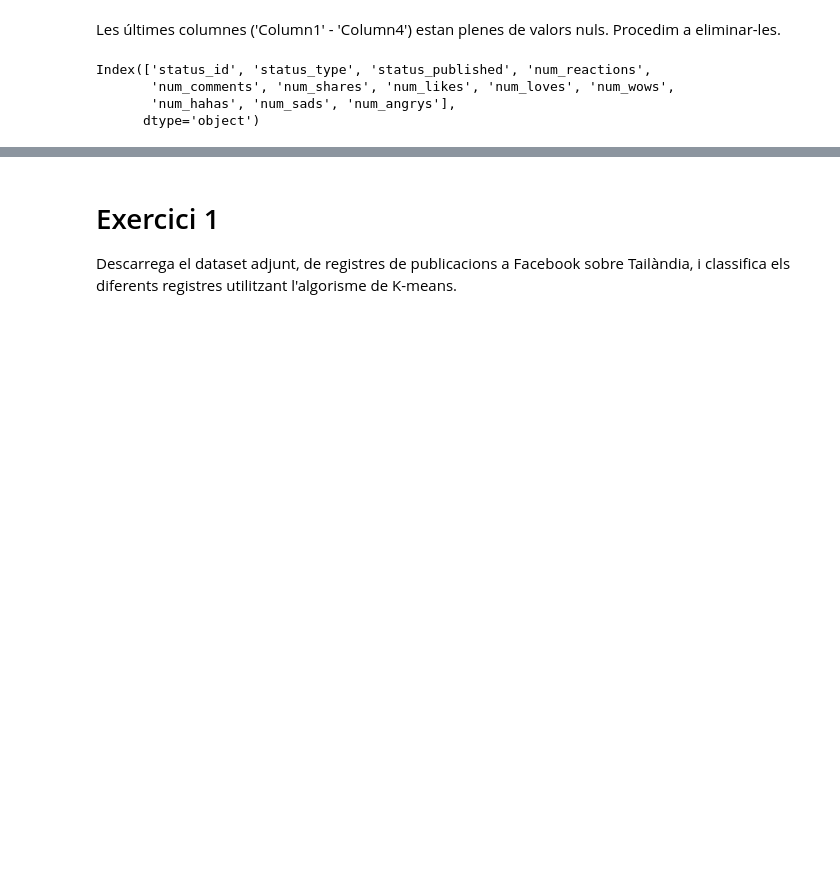
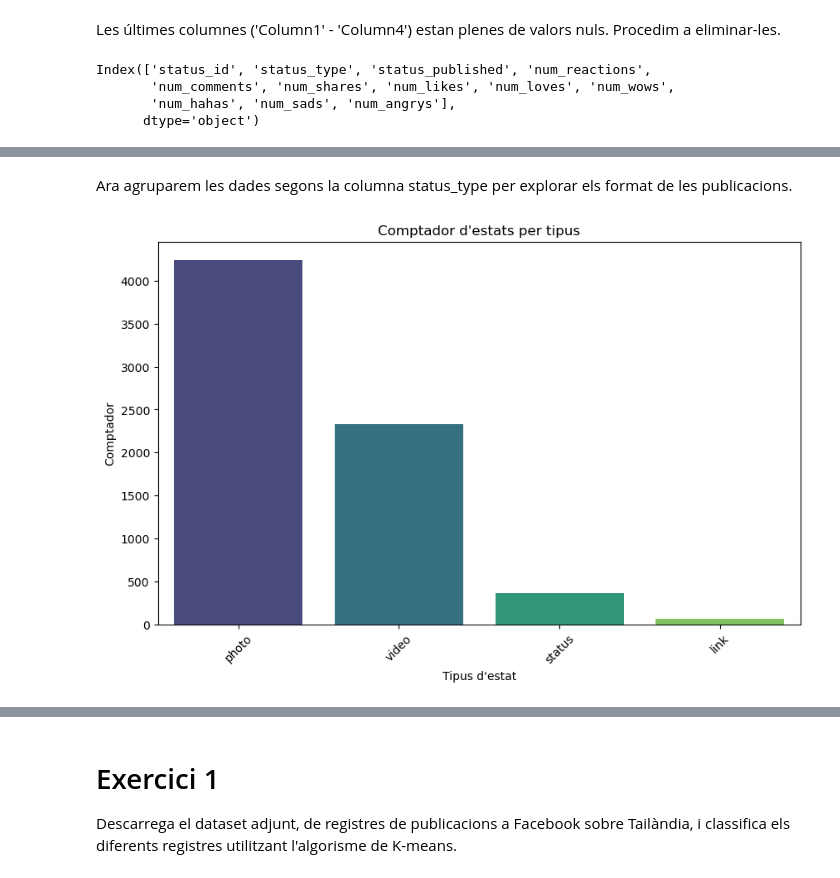
Before and after one commit to edaimon/ML_unsupervised, a Jupyter notebook: T8.1.ipynb, the cells around one changed output, grey strips where cells are left out. Drawn from its saved outputs; the diff is of its cells as text; code cells hidden in the pictures; blank space fills up the shorter version.

```diff
--- a/T8.1.ipynb
+++ b/T8.1.ipynb
@@ -128,0 +158,3 @@ Index(['status_id', 'status_type', 'status_published', 'num_reactions',
+# %%
+# Esborrar els 51 duplicats
+df = df.drop_duplicates()
@@ -128,0 +203,8 @@ Index(['status_id', 'status_type', 'status_published', 'num_reactions',
+# %%
+# Separem la data i l'hora de la columna 'status_published'
+df[['date', 'time']] = df['status_published'].str.split(' ', expand=True)
+
+# Eliminem la columna original 'status_published' si ja no la necessitem
+df.drop('status_published', axis=1, inplace=True)
+
+df
@@ -128,0 +234,9 @@ Index(['status_id', 'status_type', 'status_published', 'num_reactions',
+# %%
+# Obtenir la llista de les columnes actuals
+columnes_actuals = df.columns.tolist()
+
+# Definir la nova disposició de les columnes
+nova_disposicio = columnes_actuals[:2] + ['date', 'time'] + columnes_actuals[2:]
+
+# Reordenar les columnes segons la nova disposició
+df = df[nova_disposicio]
@@ -128,0 +250,3 @@ Index(['status_id', 'status_type', 'status_published', 'num_reactions',
+# %%
+# Esborrem les dues últimes columnes, 'date', 'time'.
+df = df.iloc[:, :-2]
@@ -128,0 +287,21 @@ Index(['status_id', 'status_type', 'status_published', 'num_reactions',
+# %% [markdown]
+Ara agruparem les dades segons la columna status_type per explorar els format de les publicacions.
+# %%
+counts = df['status_type'].value_counts()
+
+plt.figure(figsize=(10, 6))
+
+sns.barplot(x=counts.index, y=counts.values, palette="viridis")
+
+# Personalitzar l'aspecte del gràfic
+plt.xlabel('Tipus d\'estat')
+plt.ylabel('Comptador')
+plt.title('Comptador d\'estats per tipus')
+
+# Girar les etiquetes de l'eix x per a millor llegibilitat (opcional)
+plt.xticks(rotation=45)
+
+# Mostrar el gràfic
+plt.show()
+# %% [output]
+[figure, added]
```
Also changed, not shown: parts of 28 cells of this notebook.
